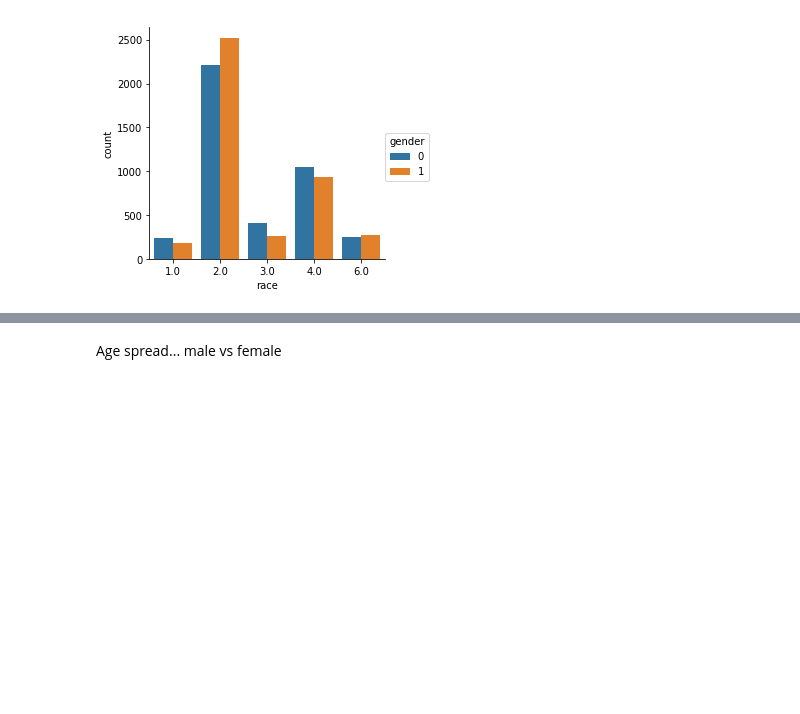
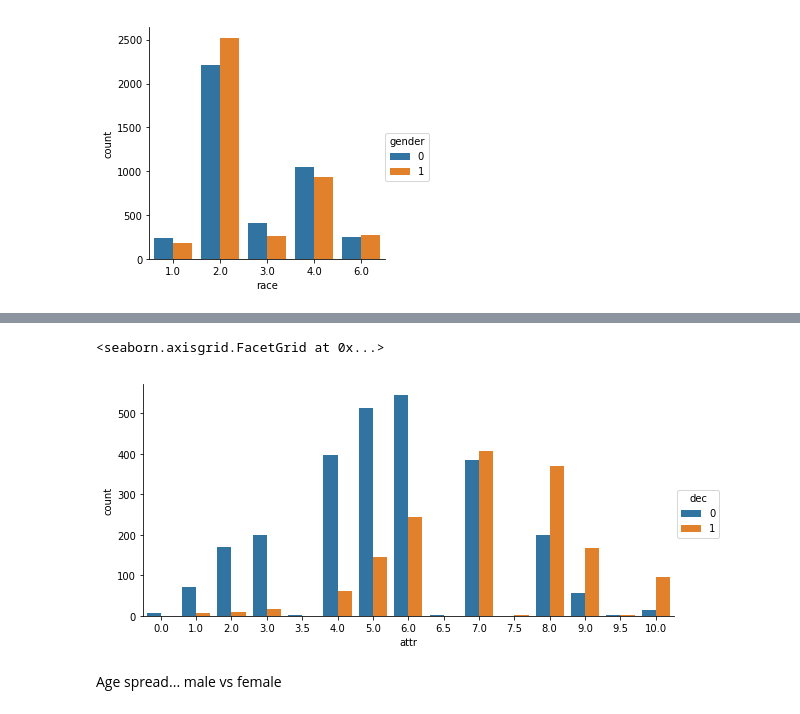
Before and after one commit to VincentG123/ThinkfulBootcamp, a Jupyter notebook: Speed_Dating_2.ipynb, the cells around one changed output, grey strips where cells are left out. Cells and saved outputs as stored; diff of their text form; code cells hidden in the pictures; blank space fills up the shorter version.

```diff
--- a/Speed_Dating_2.ipynb
+++ b/Speed_Dating_2.ipynb
@@ -64,3 +70,9 @@ sns.factorplot(x='race', hue='gender', data=speed_dating,
+# %%
+sns.factorplot(x='attr', hue='dec', data=women_data, aspect=2,
+               kind='count')
+# %% [output]
+<seaborn.axisgrid.FacetGrid at 0x...>
+[figure, added]
 # %% [markdown]
 Age spread... male vs female
 # %%
```
Also changed, not shown: parts of 16 cells of this notebook, 4 other files.
